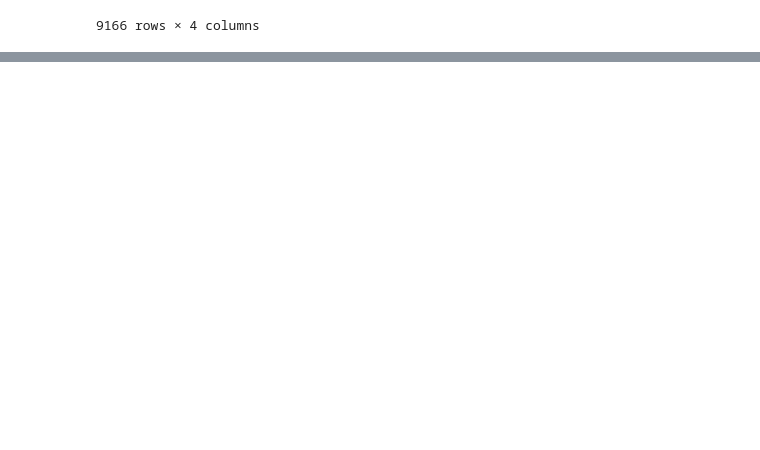
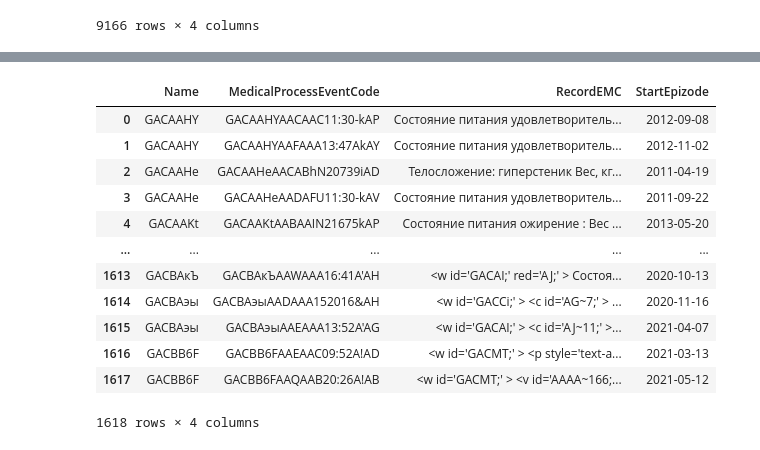
Before and after one commit to alex-mat-s/ITMO_MedicalStatistics, a Jupyter notebook: Project_DataPreprocessing.ipynb, the cells around one changed output, grey strips where cells are left out. Drawn from its saved outputs; the diff is of its cells as text; code cells hidden in the pictures; blank space fills up the shorter version.

```diff
--- a/Project_DataPreprocessing.ipynb
+++ b/Project_DataPreprocessing.ipynb
@@ -585,0 +573,59 @@ df_tmp.iloc[0, 2]
+# %%
+# реализуем алгоритм для всех пациентов
+patient_ids = time_weight_df["Name"].unique()
+patient_ids_lst = []
+start_epizode_lst = []
+
+for name in patient_ids:
+    patient_df = time_weight_df[time_weight_df["Name"]==name]
+    patient_df = patient_df.sort_values(by=['StartEpizode'])
+
+    time_lst = patient_df["StartEpizode"].tolist()
+    date_start = time_lst[0]
+    # условие: запустить цикл, пока разница между первой датой и текущей меньше года (365),
+    # как только достигли конца цикла, приравниваем текущее значение ко второму измерению
+    # проверяем, больше ли разница месяца (30)
+    for i in range(len(time_lst)):
+        diff = time_lst[i] - date_start
+
+        if diff.days > 365:
+            date_next = time_lst[i-1]
+            break
+
+        date_next = time_lst[i]
+
+    diff = date_next - date_start
+
+    if diff.days >= 30:
+        # берем id пациента
+        # сохраняем в отдельный датасет имя, date_init, date_next
+        start_id = patient_df[patient_df["StartEpizode"]==date_start].index
+
+        tmp_lst = []
+        for i in start_id:
+            tmp_lst.append(patient_df.loc[i, "MedicalProcessEventCode"])
+
+        start_epizode_lst.append(tmp_lst)
+
+        start_id = patient_df[patient_df["StartEpizode"]==date_start].index[0]
+        next_id = patient_df[patient_df["StartEpizode"]==date_next].index[0]
+
+        patient_ids_lst.append(patient_df.loc[start_id].values.flatten().tolist())
+        patient_ids_lst.append(patient_df.loc[next_id].values.flatten().tolist())
+# %%
+patient_ids_df = pd.DataFrame(patient_ids_lst, columns=patient_df.columns)
+patient_ids_df
+# %% [output]
+|  | Name | MedicalProcessEventCode | RecordEMC | StartEpizode |
+| 0 | GACAAHY | GACAAHYAACAAC11:30-kAP | Состояние питания удовлетворитель... | 2012-09-08 |
+| 1 | GACAAHY | GACAAHYAAFAAA13:47AkAY | Состояние питания удовлетворитель... | 2012-11-02 |
+| 2 | GACAAHe | GACAAHeAACABhN20739iAD | Телосложение: гиперстеник Вес, кг... | 2011-04-19 |
+| 3 | GACAAHe | GACAAHeAADAFU11:30-kAV | Состояние питания удовлетворитель... | 2011-09-22 |
+| 4 | GACAAKt | GACAAKtAABAAIN21675kAP | Состояние питания ожирение : Вес ... | 2013-05-20 |
+| ... | ... | ... | ... | ... |
+| 1613 | GACBAкЪ | GACBAкЪAAWAAA16:41A'AH | <w id='GACAI;' red='AJ;' > Состоя... | 2020-10-13 |
+| 1614 | GACBAэы | GACBAэыAADAAA152016&AH | <w id='GACCi;' > <c id='AG~7;' > ... | 2020-11-16 |
+| 1615 | GACBAэы | GACBAэыAAEAAA13:52A'AG | <w id='GACAI;' > <c id='AJ~11;' >... | 2021-04-07 |
+| 1616 | GACBB6F | GACBB6FAAEAAC09:52A!AD | <w id='GACMT;' > <p style='text-a... | 2021-03-13 |
+| 1617 | GACBB6F | GACBB6FAAQAAB20:26A!AB | <w id='GACMT;' > <v id='AAAA~166;... | 2021-05-12 |
+1618 rows × 4 columns
```
Also changed, not shown: parts of 26 cells of this notebook.
